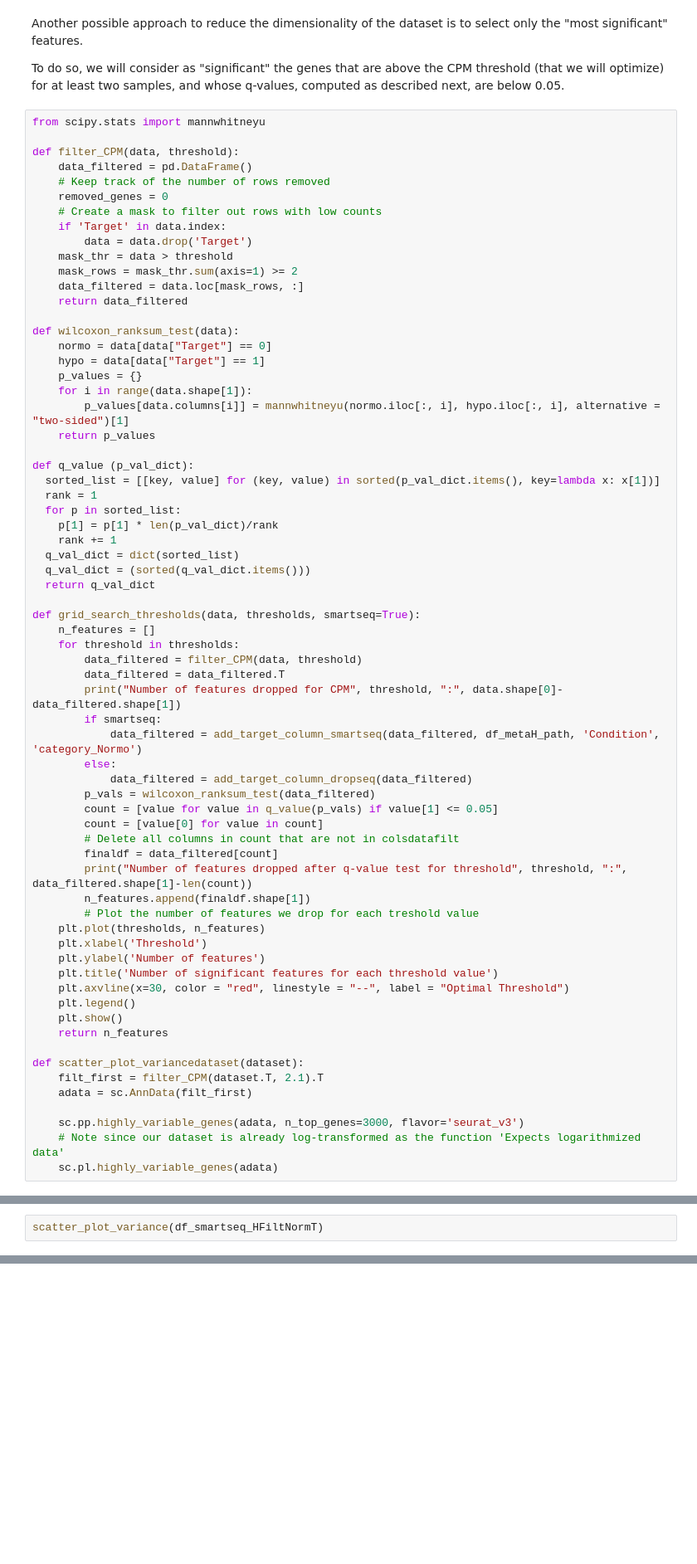
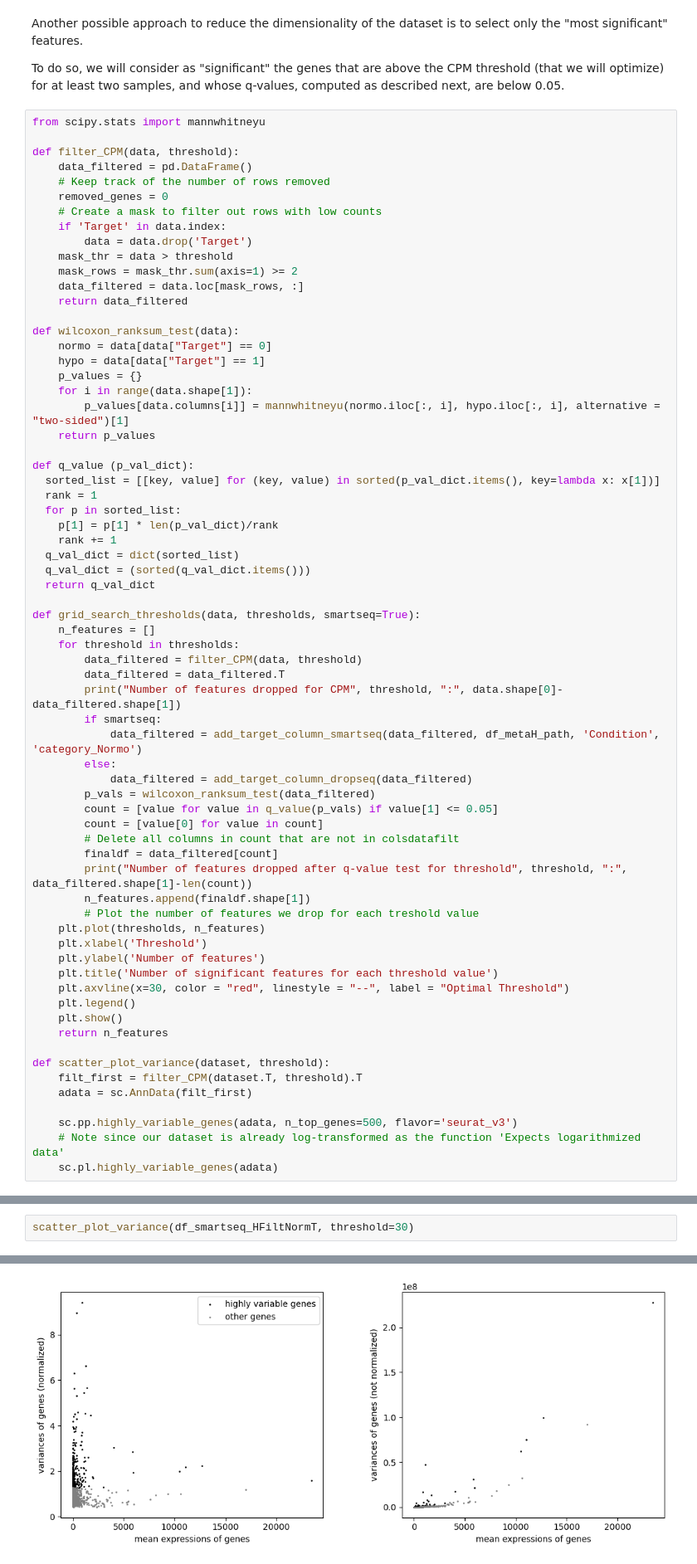
Before and after one commit to eghirardo/ai_lab, a Jupyter notebook: 3. HCC1806_training.ipynb, the cells around one changed output, grey strips where cells are left out. Shown at 83% size. Drawn from its saved outputs; the diff is of its cells as text; blank space fills up the shorter version.

Commit message:
changed threshold for filtering

```diff
--- a/3. HCC1806_training.ipynb
+++ b/3. HCC1806_training.ipynb
@@ -345,11 +345,11 @@ def grid_search_thresholds(data, thresholds, smartseq=True):
     plt.show()
     return n_features
 
-def scatter_plot_variancedataset(dataset):
-    filt_first = filter_CPM(dataset.T, 2.1).T
+def scatter_plot_variance(dataset, threshold):
+    filt_first = filter_CPM(dataset.T, threshold).T
     adata = sc.AnnData(filt_first)
 
-    sc.pp.highly_variable_genes(adata, n_top_genes=3000, flavor='seurat_v3')
+    sc.pp.highly_variable_genes(adata, n_top_genes=500, flavor='seurat_v3')
     # Note since our dataset is already log-transformed as the function 'Expects logarithmized data'
     sc.pl.highly_variable_genes(adata)
 # %%
@@ -400,4 +400,4 @@ Number of features dropped after q-value test for threshold 100.0 : 782
 (182, 428)
 # %%
-scatter_plot_variance(df_smartseq_HFiltNormT)
+scatter_plot_variance(df_smartseq_HFiltNormT, threshold=30)
 # %% [output]
@@ -405,3 +404,4 @@ KeyError: 'hvg'
+[figure, added]
 # %%
 filteredcpm = filter_CPM(merged_smartseqT, 20)
 print(filteredcpm)
```
Also changed, not shown: parts of 2 cells of this notebook.
